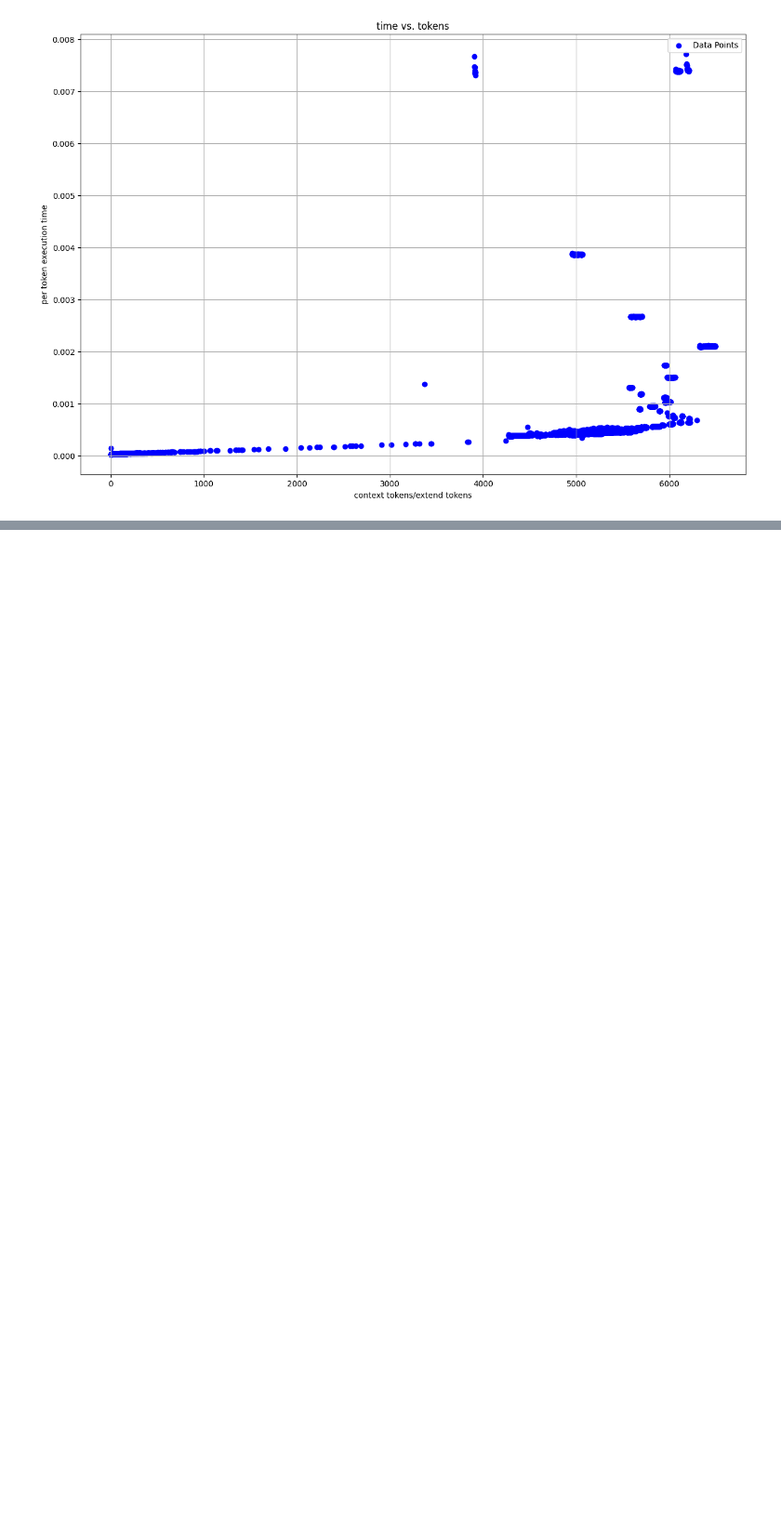
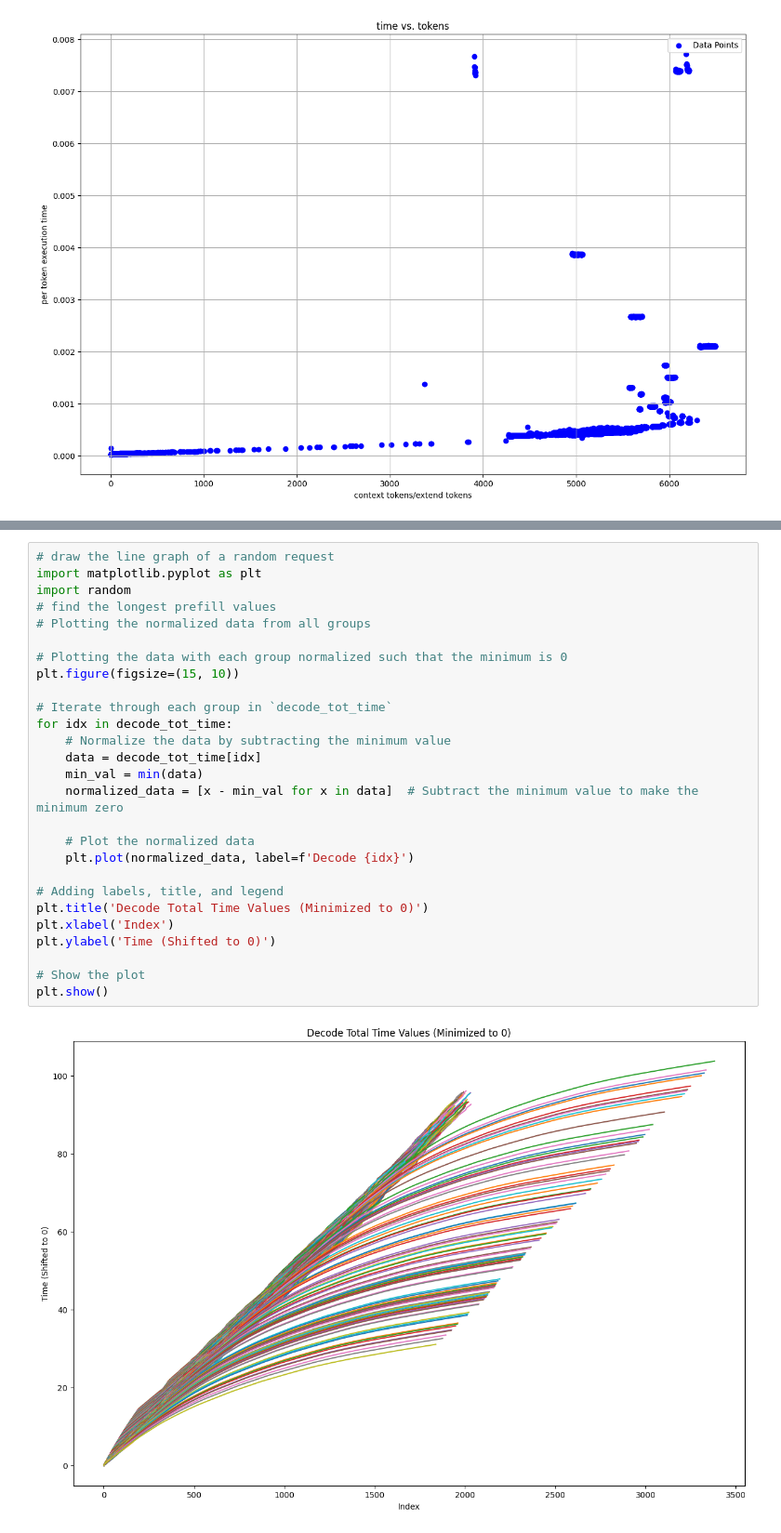
Before and after one commit to flyinglandlord/sglang, a Jupyter notebook: playground.ipynb, the cells around one changed output, grey strips where cells are left out. Shown at 93% size. Cells and saved outputs as stored; diff of their text form; blank space fills up the shorter version.

```diff
--- a/playground.ipynb
+++ b/playground.ipynb
@@ -326,0 +363,29 @@ plt.grid(True)
+# %%
+# draw the line graph of a random request
+import matplotlib.pyplot as plt
+import random
+# find the longest prefill values
+# Plotting the normalized data from all groups
+
+# Plotting the data with each group normalized such that the minimum is 0
+plt.figure(figsize=(15, 10))
+
+# Iterate through each group in `decode_tot_time`
+for idx in decode_tot_time:
+    # Normalize the data by subtracting the minimum value
+    data = decode_tot_time[idx]
+    min_val = min(data)
+    normalized_data = [x - min_val for x in data]  # Subtract the minimum value to make the minimum zero
+
+    # Plot the normalized data
+    plt.plot(normalized_data, label=f'Decode {idx}')
+
+# Adding labels, title, and legend
+plt.title('Decode Total Time Values (Minimized to 0)')
+plt.xlabel('Index')
+plt.ylabel('Time (Shifted to 0)')
+
+# Show the plot
+plt.show()
+# %% [output]
+[figure, added]
```
Also changed, not shown: parts of 6 cells of this notebook, 6 other files.
